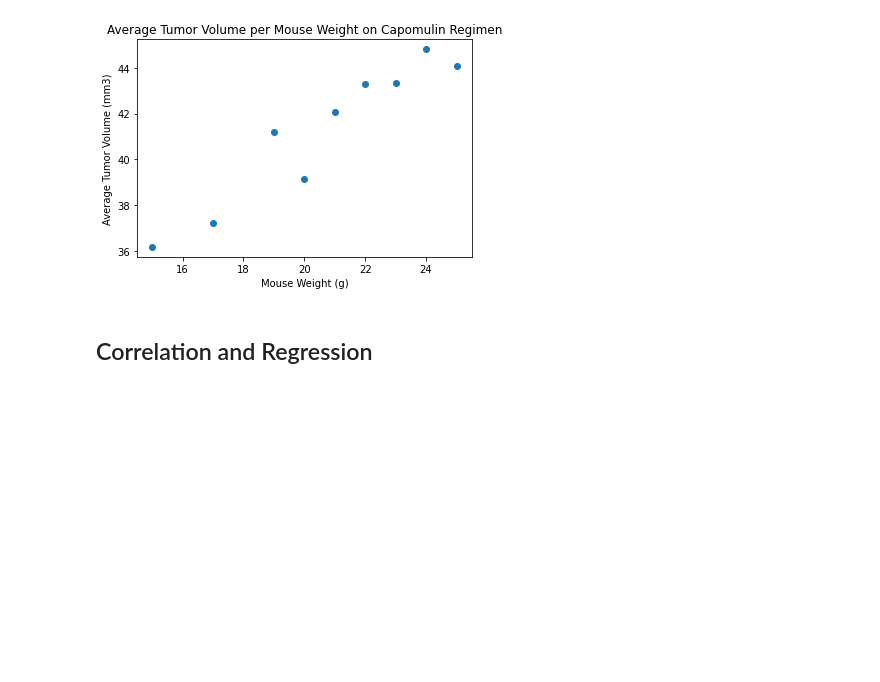
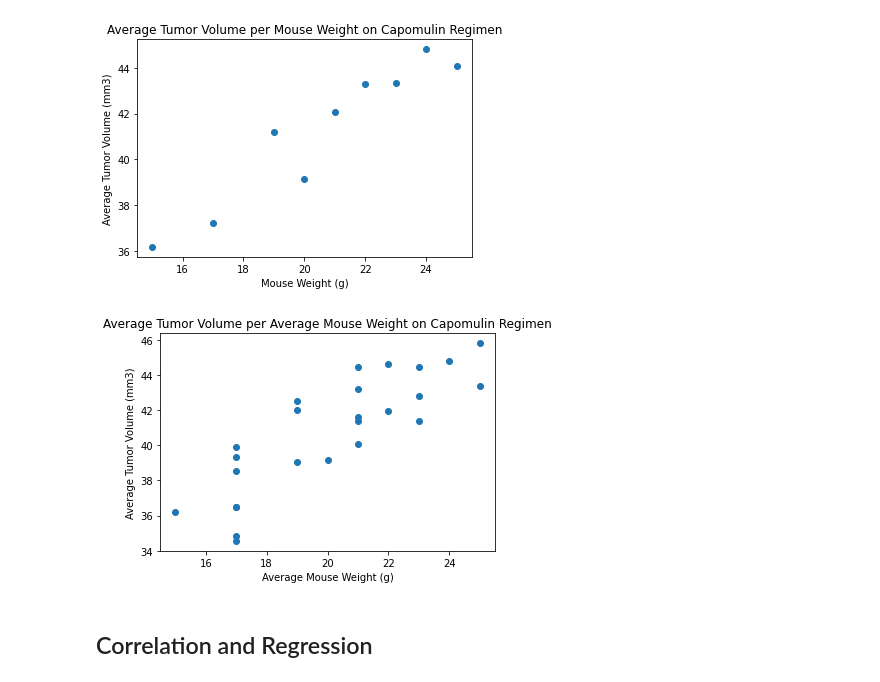
Before and after one commit to yperez0914/The-Power-of-Plots, a Jupyter notebook: Analysis/main.ipynb, the cells around one changed output. Saved outputs shown, nothing was run; the diff lists cells and outputs as text; code cells hidden in the pictures; blank space fills up the shorter version.

Commit message:
both results for mouse weight scatterplots

```diff
--- a/Analysis/main.ipynb
+++ b/Analysis/main.ipynb
@@ -396,6 +397,22 @@ plt.scatter(mouse_weight, avg_tumor_vol)
 plt.show()
 # %% [output]
 [figure]
+# %%
+# Generate a scatter plot of average tumor volume vs. average mouse weight for the Capomulin regimen
+cap_only = clean_data_mouse_df.loc[clean_data_mouse_df["Drug Regimen"] == "Capomulin",:].groupby("Mouse ID").mean()
+cap_only
+
+avg_mouse_weight = cap_only["Weight (g)"]
+avg_tumor_vol = cap_only["Tumor Volume (mm3)"]
+
+plt.xlabel("Average Mouse Weight (g)")
+plt.ylabel("Average Tumor Volume (mm3)")
+plt.title("Average Tumor Volume per Average Mouse Weight on Capomulin Regimen")
+
+plt.scatter(avg_mouse_weight, avg_tumor_vol)
+plt.show()
+# %% [output]
+[figure, added]
 # %% [markdown]
 ## Correlation and Regression
 # %%
```
Also changed, not shown: parts of 3 cells of this notebook.
